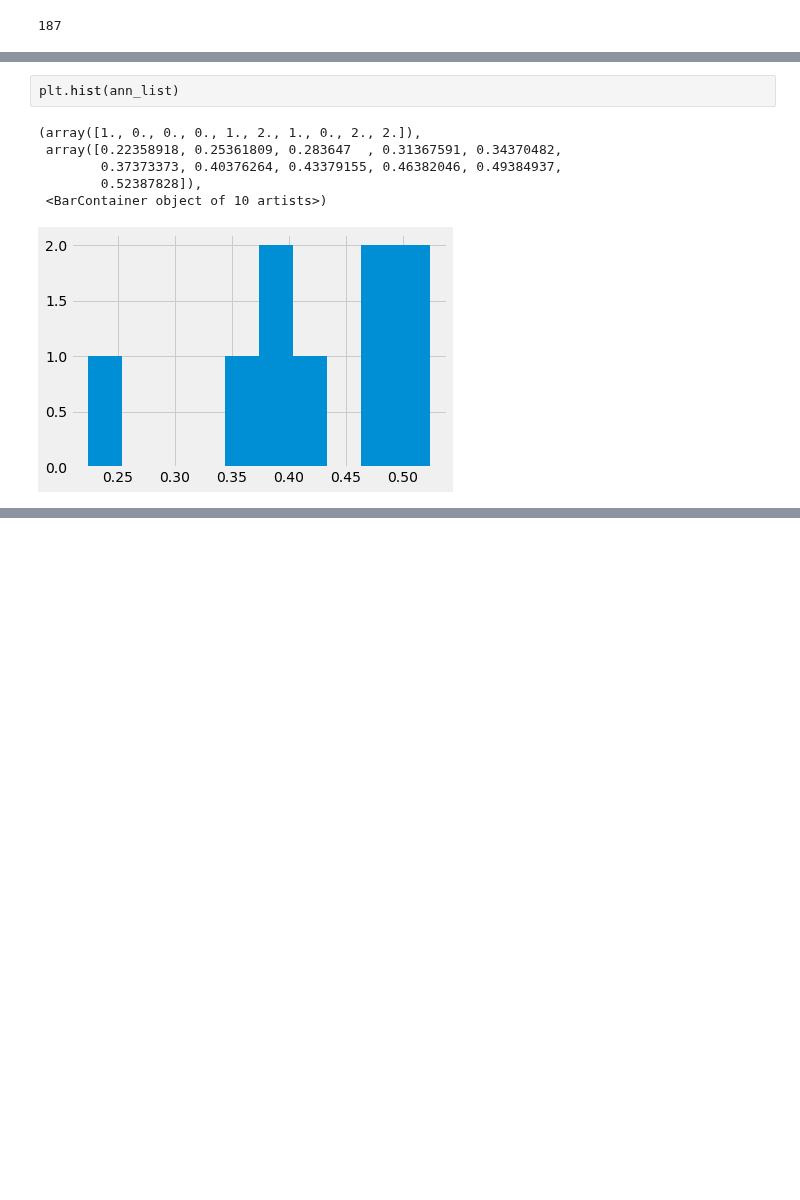
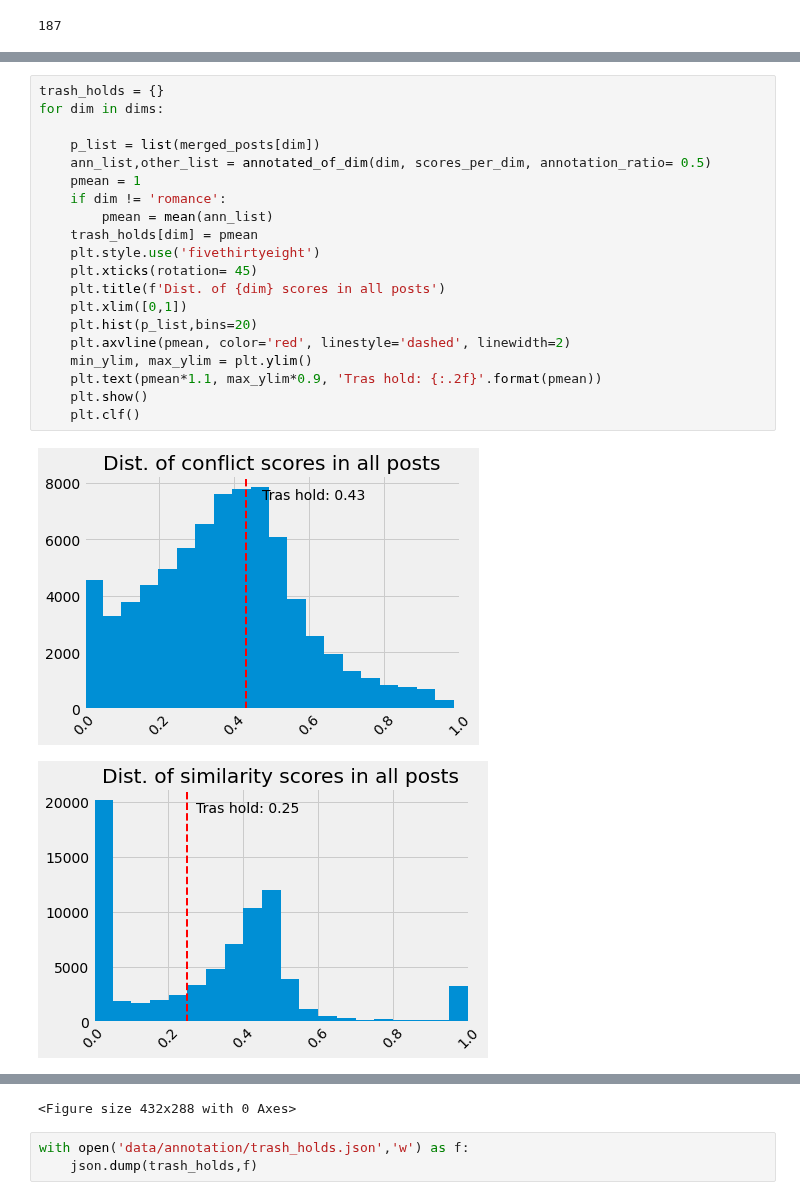
Before and after one commit to DueViktor/WildDataExam, a Jupyter notebook: trash_hold_from_annotation.ipynb, the cells around one changed output, grey strips where cells are left out. Cells and saved outputs as stored; diff of their text form; blank space fills up the shorter version.

Commit message:
trash holds are ready

```diff
--- a/trash_hold_from_annotation.ipynb
+++ b/trash_hold_from_annotation.ipynb
@@ -117,9 +116,23 @@ for dim in dims:
-# %%
-plt.hist(ann_list)
-# %% [output]
-(array([1., 0., 0., 0., 1., 2., 1., 0., 2., 2.]),
- array([0.22358918, 0.25361809, 0.283647  , 0.31367591, 0.34370482,
-        0.37373373, 0.40376264, 0.43379155, 0.46382046, 0.49384937,
-        0.52387828]),
- <BarContainer object of 10 artists>)
-[figure, removed]
+# %%
+trash_holds = {}
+for dim in dims:
+
+    p_list = list(merged_posts[dim])
+    ann_list,other_list = annotated_of_dim(dim, scores_per_dim, annotation_ratio= 0.5)
+    pmean = 1
+    if dim != 'romance':
+        pmean = mean(ann_list)
+    trash_holds[dim] = pmean
+    plt.style.use('fivethirtyeight')
+    plt.xticks(rotation= 45)
+    plt.title(f'Dist. of {dim} scores in all posts')
+    plt.xlim([0,1])
+    plt.hist(p_list,bins=20)
+    plt.axvline(pmean, color='red', linestyle='dashed', linewidth=2)
+    min_ylim, max_ylim = plt.ylim()
+    plt.text(pmean*1.1, max_ylim*0.9, 'Tras hold: {:.2f}'.format(pmean))
+    plt.show()
+    plt.clf()
+# %% [output]
+[figure, added]
+[figure, added]
@@ -125,0 +147,4 @@ plt.hist(ann_list)
+<Figure size 432x288 with 0 Axes>
+# %%
+with open('data/annotation/trash_holds.json','w') as f:
+    json.dump(trash_holds,f)
```
Also changed, not shown: parts of 6 cells of this notebook, 1 other file.
